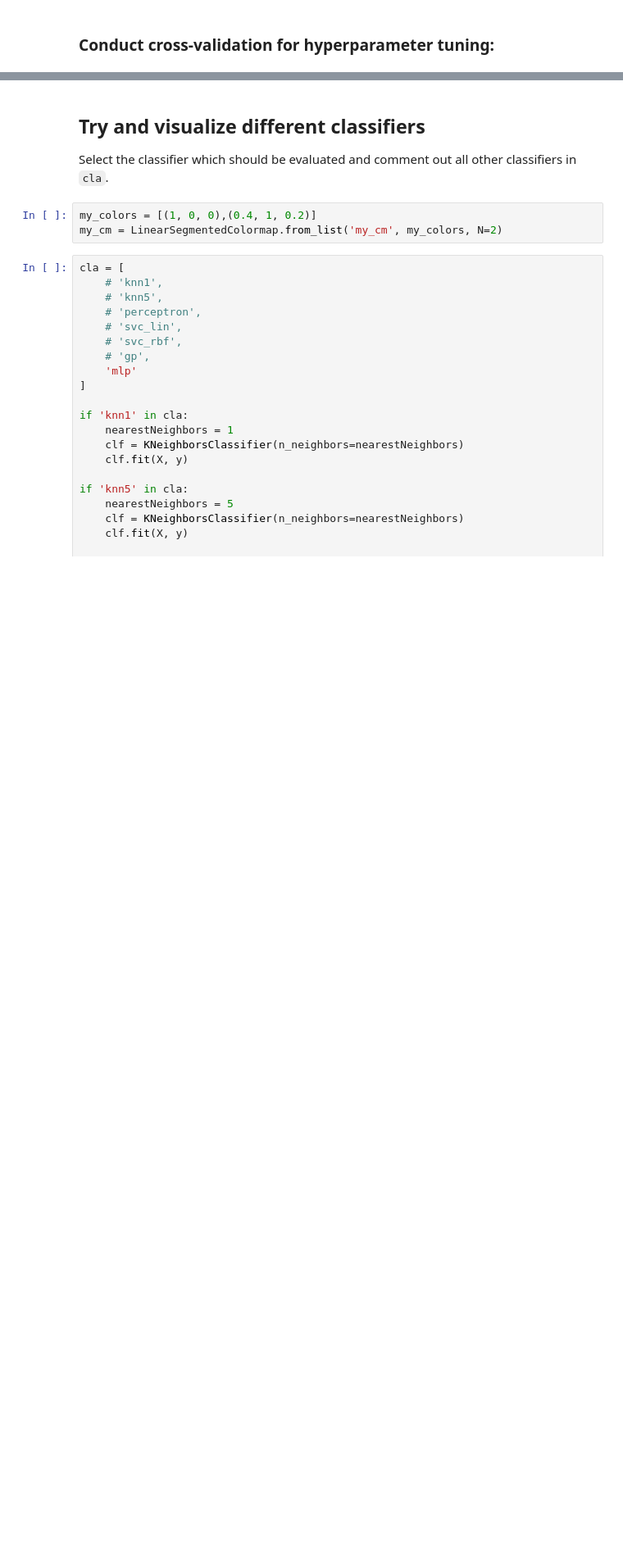
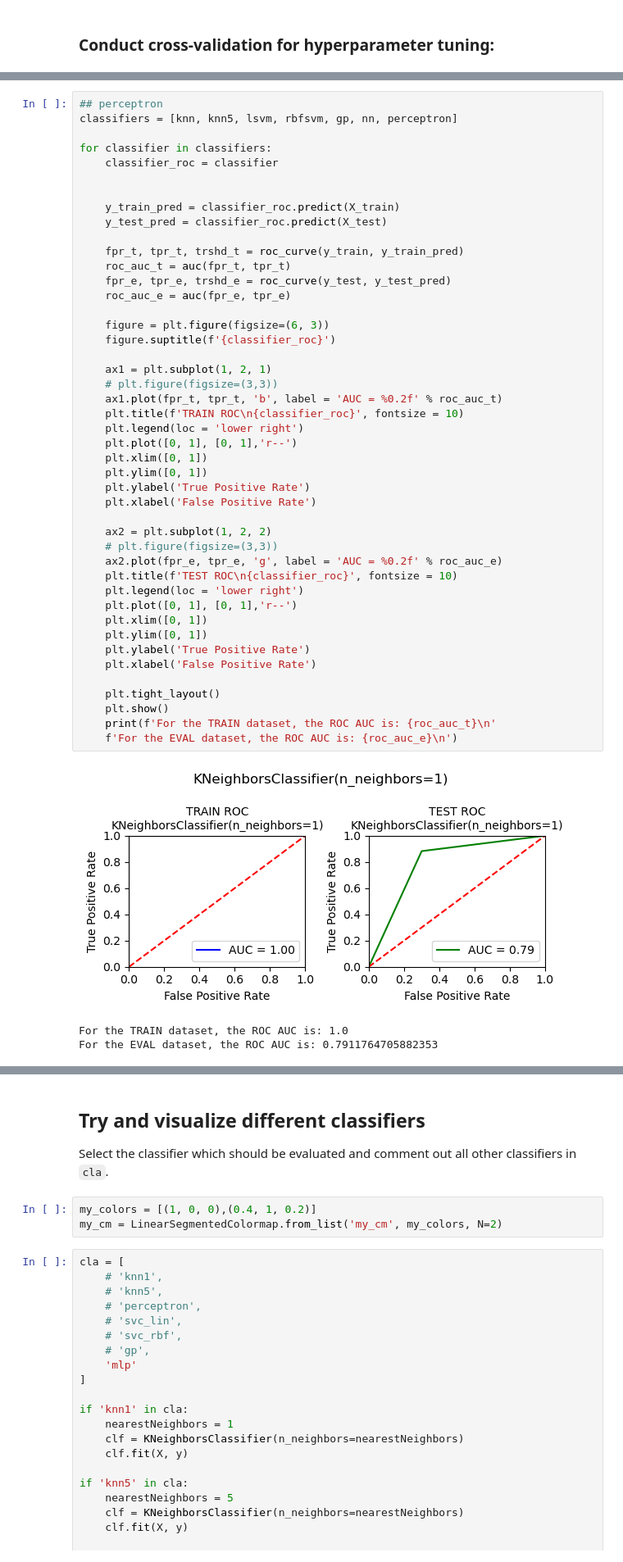
Before and after one commit to sjmxschm/ml_dl_wave_inversion, a Jupyter notebook: analysis_sklearn/analysis_sklearn.ipynb, the cells around one changed output, grey strips where cells are left out. Shown at 82% size. Drawn from its saved outputs; the diff is of its cells as text; blank space fills up the shorter version.

```diff
--- a/analysis_sklearn/analysis_sklearn.ipynb
+++ b/analysis_sklearn/analysis_sklearn.ipynb
@@ -346,0 +372,49 @@ rbfsvm: 0.9544159544159545 accuracy with a standard deviation of 0.0612634988294
+# %%
+## perceptron
+classifiers = [knn, knn5, lsvm, rbfsvm, gp, nn, perceptron]
+
+for classifier in classifiers:
+    classifier_roc = classifier
+
+
+    y_train_pred = classifier_roc.predict(X_train)
+    y_test_pred = classifier_roc.predict(X_test)
+
+    fpr_t, tpr_t, trshd_t = roc_curve(y_train, y_train_pred)
+    roc_auc_t = auc(fpr_t, tpr_t)
+    fpr_e, tpr_e, trshd_e = roc_curve(y_test, y_test_pred)
+    roc_auc_e = auc(fpr_e, tpr_e)
+
+    figure = plt.figure(figsize=(6, 3))
+    figure.suptitle(f'{classifier_roc}')
+
+    ax1 = plt.subplot(1, 2, 1)
+    # plt.figure(figsize=(3,3))
+    ax1.plot(fpr_t, tpr_t, 'b', label = 'AUC = %0.2f' % roc_auc_t)
+    plt.title(f'TRAIN ROC\n{classifier_roc}', fontsize = 10)
+    plt.legend(loc = 'lower right')
+    plt.plot([0, 1], [0, 1],'r--')
+    plt.xlim([0, 1])
+    plt.ylim([0, 1])
+    plt.ylabel('True Positive Rate')
+    plt.xlabel('False Positive Rate')
+
+    ax2 = plt.subplot(1, 2, 2)
+    # plt.figure(figsize=(3,3))
+    ax2.plot(fpr_e, tpr_e, 'g', label = 'AUC = %0.2f' % roc_auc_e)
+    plt.title(f'TEST ROC\n{classifier_roc}', fontsize = 10)
+    plt.legend(loc = 'lower right')
+    plt.plot([0, 1], [0, 1],'r--')
+    plt.xlim([0, 1])
+    plt.ylim([0, 1])
+    plt.ylabel('True Positive Rate')
+    plt.xlabel('False Positive Rate')
+
+    plt.tight_layout()
+    plt.show()
+    print(f'For the TRAIN dataset, the ROC AUC is: {roc_auc_t}\n'
+    f'For the EVAL dataset, the ROC AUC is: {roc_auc_e}\n')
+# %% [output]
+[figure, added]
+For the TRAIN dataset, the ROC AUC is: 1.0
+For the EVAL dataset, the ROC AUC is: 0.7911764705882353
```
Also changed, not shown: parts of 24 cells of this notebook, 4 other files.
